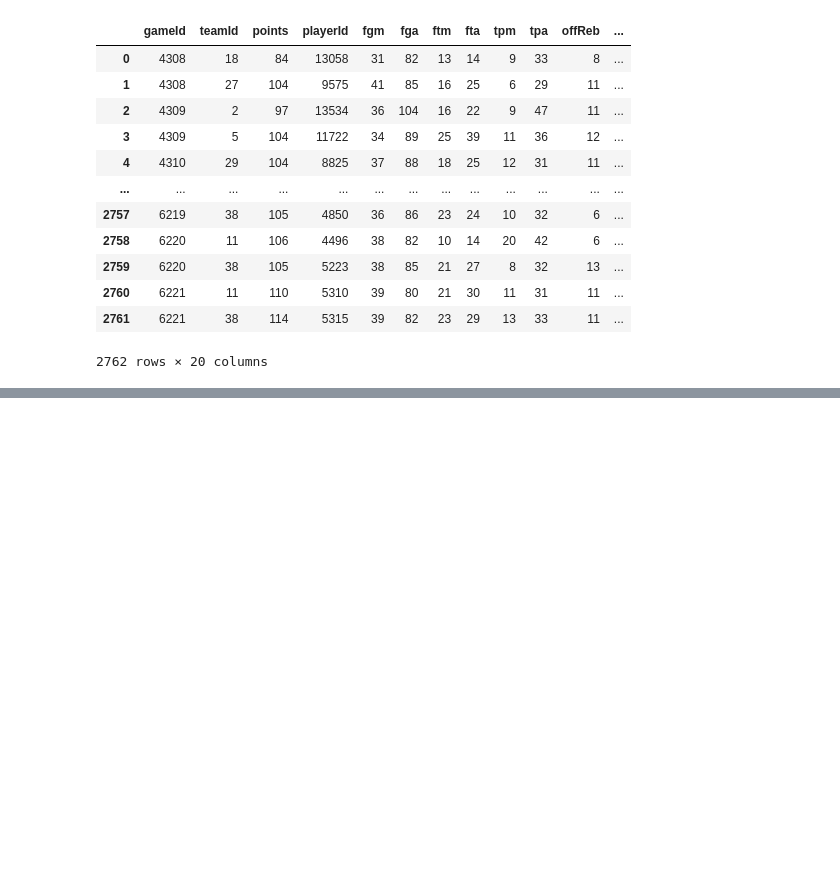
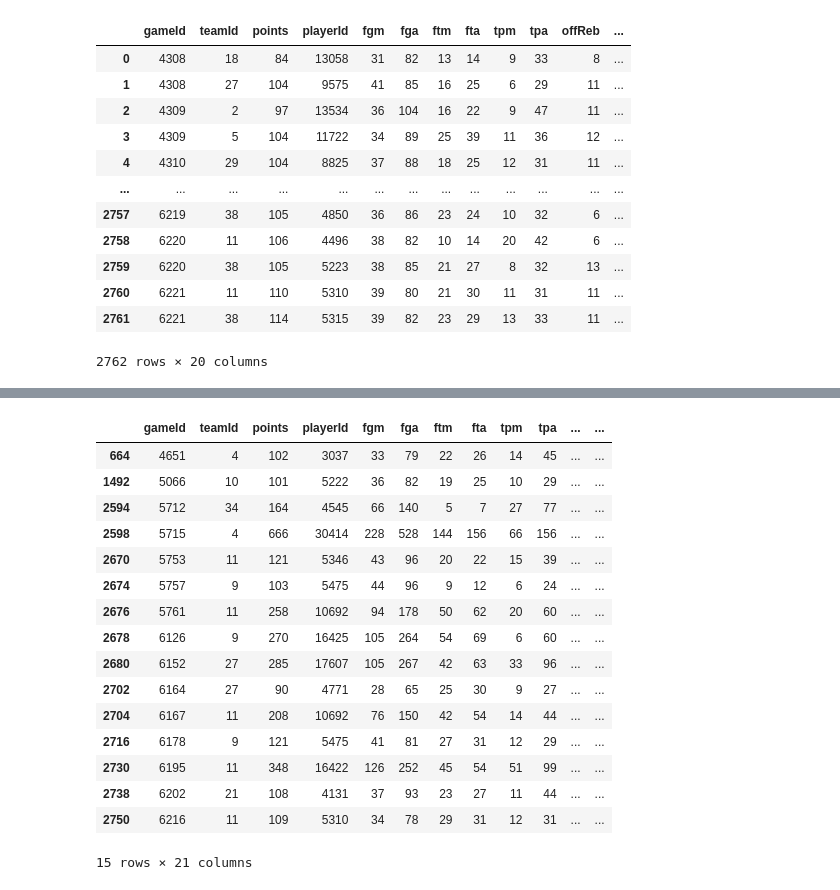
Before and after one commit to justinthe/NBA_API, a Jupyter notebook: code/eda_1.ipynb, the cells around one changed output, grey strips where cells are left out. Cells and saved outputs as stored; diff of their text form; code cells hidden in the pictures; blank space fills up the shorter version.

```diff
--- a/code/eda_1.ipynb
+++ b/code/eda_1.ipynb
@@ -142,0 +100,25 @@ PlotnineError: "Could not evaluate the 'y' mapping: 'mean' (original error: name
+# %%
+# sort df by gameId, teamId
+byGame_n_team.sort_values(["gameId", "teamId"], inplace=True)
+# get opp team id, we have to get pts diff
+byGame_n_team["oppTeamId"] = byGame_n_team.diff()["gameId"]
+# %%
+byGame_n_team[byGame_n_team["oppTeamId"] > 1]
+# %% [output]
+|  | gameId | teamId | points | playerId | fgm | fga | ftm | fta | tpm | tpa | ... | ... |
+| 664 | 4651 | 4 | 102 | 3037 | 33 | 79 | 22 | 26 | 14 | 45 | ... | ... |
+| 1492 | 5066 | 10 | 101 | 5222 | 36 | 82 | 19 | 25 | 10 | 29 | ... | ... |
+| 2594 | 5712 | 34 | 164 | 4545 | 66 | 140 | 5 | 7 | 27 | 77 | ... | ... |
+| 2598 | 5715 | 4 | 666 | 30414 | 228 | 528 | 144 | 156 | 66 | 156 | ... | ... |
+| 2670 | 5753 | 11 | 121 | 5346 | 43 | 96 | 20 | 22 | 15 | 39 | ... | ... |
+| 2674 | 5757 | 9 | 103 | 5475 | 44 | 96 | 9 | 12 | 6 | 24 | ... | ... |
+| 2676 | 5761 | 11 | 258 | 10692 | 94 | 178 | 50 | 62 | 20 | 60 | ... | ... |
+| 2678 | 6126 | 9 | 270 | 16425 | 105 | 264 | 54 | 69 | 6 | 60 | ... | ... |
+| 2680 | 6152 | 27 | 285 | 17607 | 105 | 267 | 42 | 63 | 33 | 96 | ... | ... |
+| 2702 | 6164 | 27 | 90 | 4771 | 28 | 65 | 25 | 30 | 9 | 27 | ... | ... |
+| 2704 | 6167 | 11 | 208 | 10692 | 76 | 150 | 42 | 54 | 14 | 44 | ... | ... |
+| 2716 | 6178 | 9 | 121 | 5475 | 41 | 81 | 27 | 31 | 12 | 29 | ... | ... |
+| 2730 | 6195 | 11 | 348 | 16422 | 126 | 252 | 45 | 54 | 51 | 99 | ... | ... |
+| 2738 | 6202 | 21 | 108 | 4131 | 37 | 93 | 23 | 27 | 11 | 44 | ... | ... |
+| 2750 | 6216 | 11 | 109 | 5310 | 34 | 78 | 29 | 31 | 12 | 31 | ... | ... |
+15 rows × 21 columns
```
Also changed, not shown: parts of 18 cells of this notebook.
